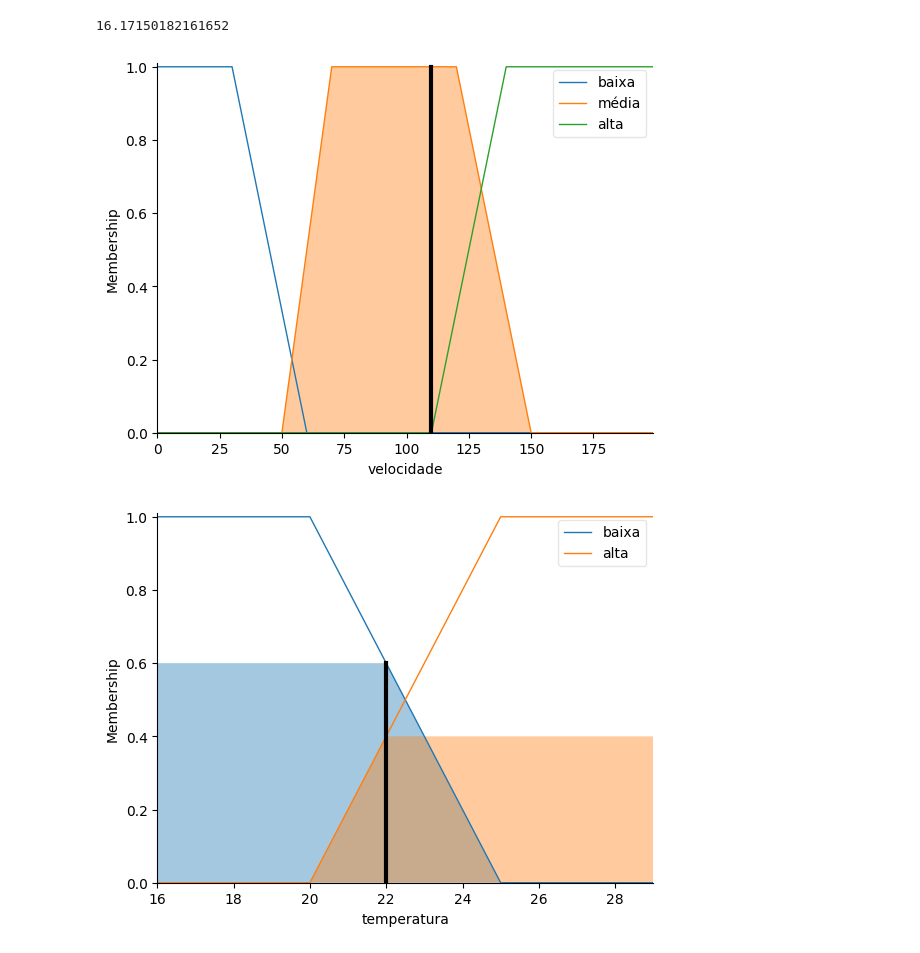
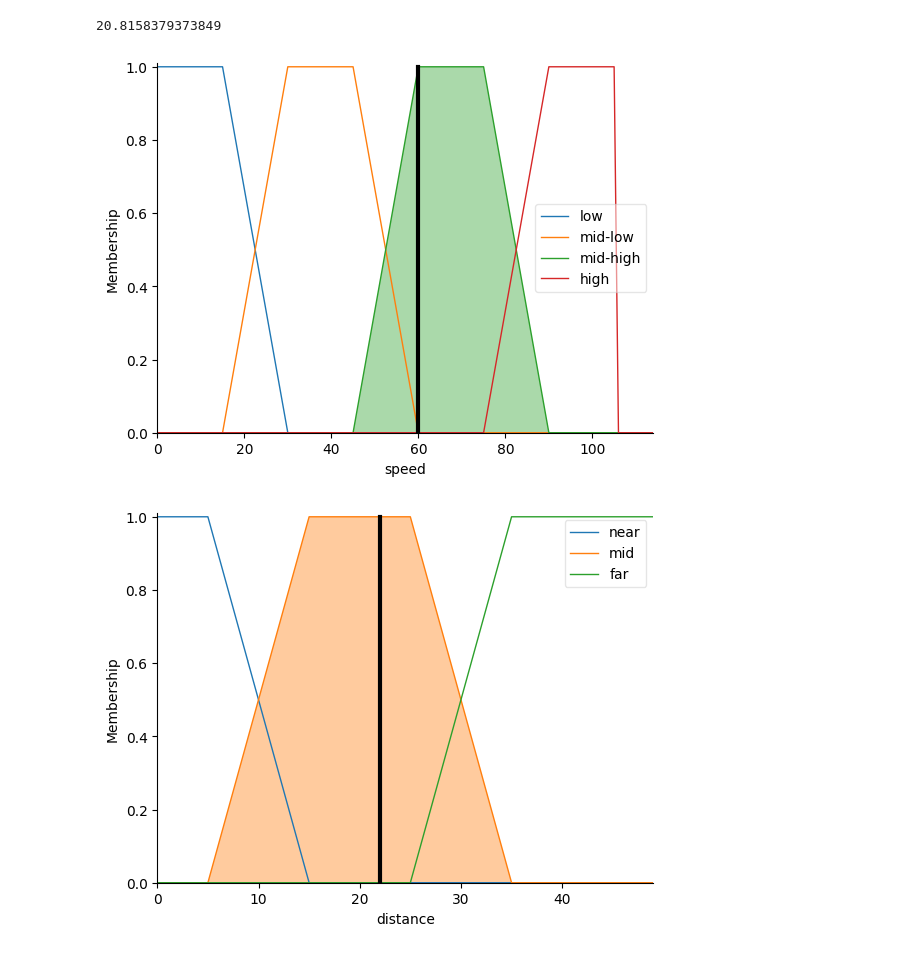
Before and after one commit to eldivohno/Tugas2AI, a Jupyter notebook: fuzzy_logic.ipynb, the cells around one changed output. Cells and saved outputs as stored; diff of their text form; code cells hidden in the pictures.

Commit message:
Modifikasi speed to distance

```diff
--- a/fuzzy_logic.ipynb
+++ b/fuzzy_logic.ipynb
@@ -50,20 +40,33 @@ rule6 = ctrl.Rule(velocidade['alta'] & temperatura['alta'], consumo['grande'])
-# %%
-consumo_ctrl = ctrl.ControlSystem([rule1, rule2, rule3, rule4, rule5, rule6])
-consumo_simulator= ctrl.ControlSystemSimulation(consumo_ctrl)
-
-#Entrada de valores de velocidade e temperatura
-consumo_simulator.input['velocidade'] = 110
-consumo_simulator.input['temperatura'] = 22
-
-#Resultado computado
-consumo_simulator.compute()
-print(consumo_simulator.output['consumo'])
-# %% [output]
-16.17150182161652
+# %%
+rule1 = ctrl.Rule(speed['low'] & distance['near'], consumption['small'])
+rule2 = ctrl.Rule(speed['low'] & distance['mid'], consumption['small'])
+rule3 = ctrl.Rule(speed['low'] & distance['far'], consumption['medium'])
+rule4 = ctrl.Rule(speed['mid-low'] & distance['near'], consumption['small'])
+rule5 = ctrl.Rule(speed['mid-low'] & distance['mid'], consumption['medium'])
+rule6 = ctrl.Rule(speed['mid-low'] & distance['far'], consumption['medium'])
+rule7 = ctrl.Rule(speed['mid-high'] & distance['near'], consumption['medium'])
+rule8 = ctrl.Rule(speed['mid-high'] & distance['mid'], consumption['large'])
+rule9 = ctrl.Rule(speed['mid-high'] & distance['far'], consumption['large'])
+rule10 = ctrl.Rule(speed['high'] & distance['near'], consumption['medium'])
+rule11 = ctrl.Rule(speed['high'] & distance['near'], consumption['large'])
+rule12 = ctrl.Rule(speed['high'] & distance['far'], consumption['large'])
+# %%
+consumption_ctrl = ctrl.ControlSystem([rule1, rule2, rule3, rule4, rule5, rule6, rule7, rule8, rule9, rule10, rule11, rule12])
+consumption_simulator = ctrl.ControlSystemSimulation(consumption_ctrl)
+
+# Input values for speed and temperature
+consumption_simulator.input['speed'] = 60
+consumption_simulator.input['distance'] = 22
+
+# Computed result
+consumption_simulator.compute()
+print(consumption_simulator.output['consumption'])
+# %% [output]
+20.8158379373849
 # %%
-velocidade.view(sim=consumo_simulator)
-temperatura.view(sim=consumo_simulator)
-consumo.view(sim=consumo_simulator)
+speed.view(sim=consumption_simulator)
+distance.view(sim=consumption_simulator)
+consumption.view(sim=consumption_simulator)
 # %% [output]
-[figure, old version]
+[figure, new version]
-[figure, old version]
+[figure, new version]
```
Also changed, not shown: parts of 6 cells of this notebook.
